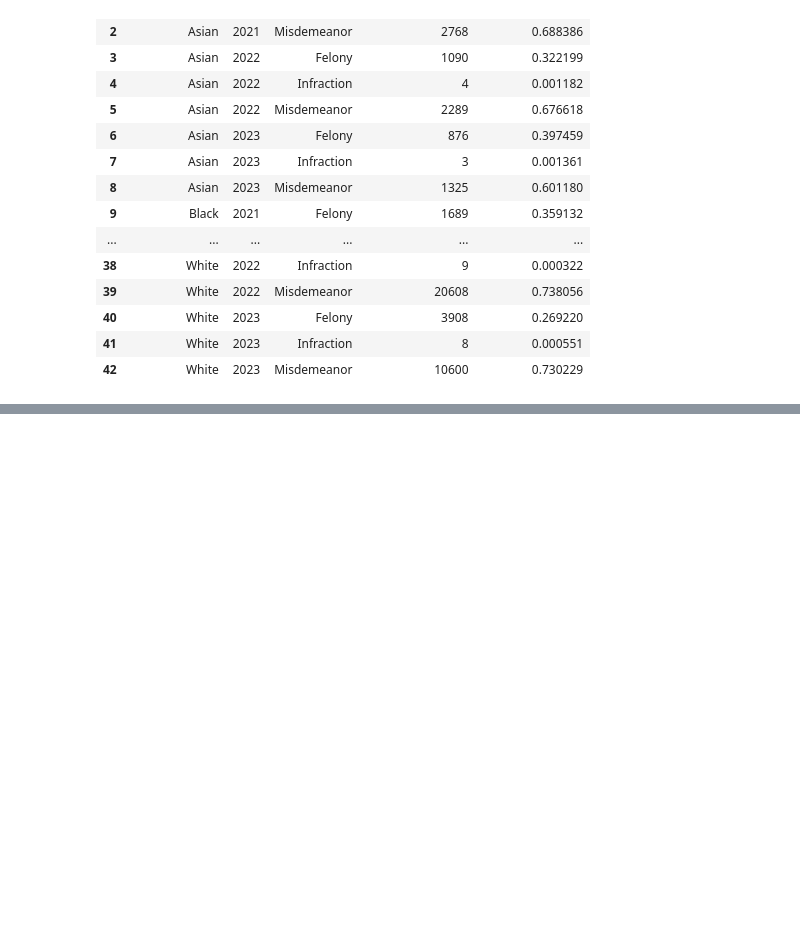
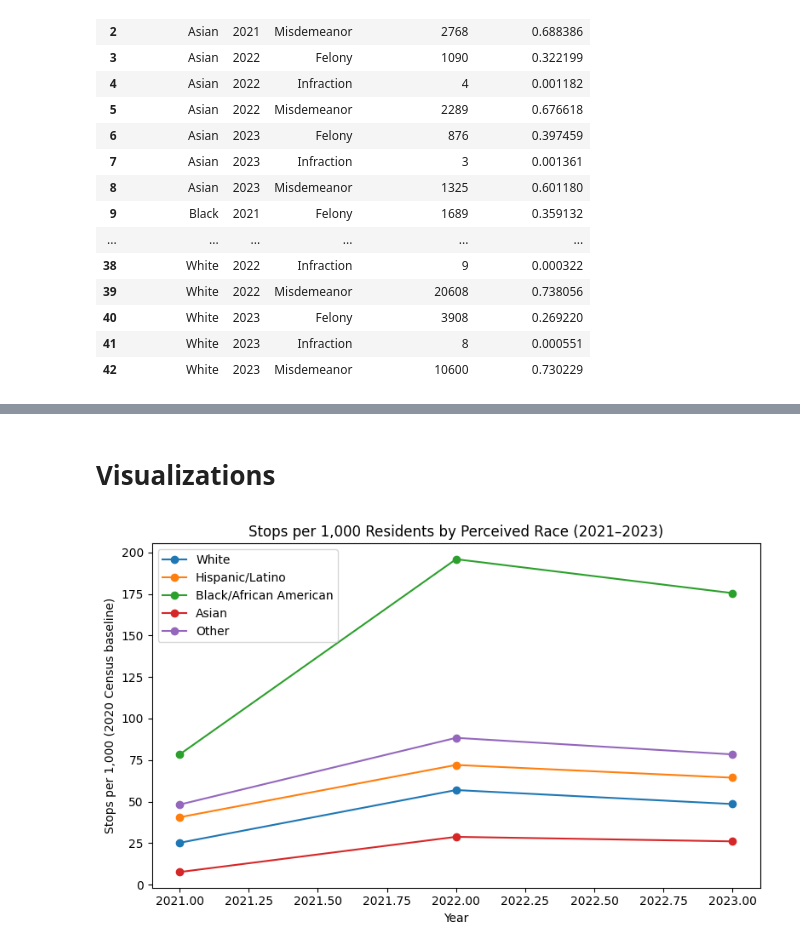
Before and after one commit to laurenbchu/honors-thesis, a Jupyter notebook: notebooks/Data_Exploration.ipynb, the cells around one changed output, grey strips where cells are left out. Drawn from its saved outputs; the diff is of its cells as text; code cells hidden in the pictures; blank space fills up the shorter version.

Commit message:
Added disparity ratios and visualizations

```diff
--- a/notebooks/Data_Exploration.ipynb
+++ b/notebooks/Data_Exploration.ipynb
@@ -239,13 +242,13 @@ enhancement_rates = (prosecution
     .reset_index()
 )
 
-convictions_enhancements = conviction_rates.merge(
+prosecution = conviction_rates.merge(
     enhancement_rates[["canonical_race", "year", "enhancement_rate"]],
     on=["canonical_race", "year"],
     how="left"
 )
 
-convictions_enhancements
+prosecution
 # %% [output]
 |  | canonical_race | year | total_cases | conviction_rate | enhancement_rate |
 | 0 | Asian | 2021 | 4578 | 0.706204 | 0.107907 |
@@ -290,0 +347,43 @@ charge_distribution
+# %% [markdown]
+# Visualizations
+# %%
+# Setup for keeping race order consistent and saving plots when needed
+
+# Keep plots consistent across runs
+race_order = ["White", "Hispanic/Latino", "Black/African American", "Asian", "Other"]
+
+for df in [analysis, analysis_2021, analysis_2022, analysis_2023]:
+    df["Perceived Race"] = pd.Categorical(df["Perceived Race"], categories=race_order, ordered=True)
+
+analysis = analysis.sort_values(["Year", "Perceived Race"])
+analysis_2021 = analysis_2021.sort_values("Perceived Race")
+analysis_2022 = analysis_2022.sort_values("Perceived Race")
+analysis_2023 = analysis_2023.sort_values("Perceived Race")
+
+# Auto-save figures (set to False if you don't want files)
+SAVE_FIGS = False
+FIG_DIR = "figures"
+
+def finish_plot(filename=None):
+    plt.tight_layout()
+    if SAVE_FIGS and filename:
+        import os
+        os.makedirs(FIG_DIR, exist_ok=True)
+        plt.savefig(f"{FIG_DIR}/{filename}", dpi=200)
+    plt.show()
+# %%
+# Exposure over time: Stops per 1,000 (line chart)
+
+plt.figure(figsize=(8, 5))
+for race in race_order:
+    d = analysis[analysis["Perceived Race"] == race].sort_values("Year")
+    if len(d) > 0:
+        plt.plot(d["Year"], d["Stops per 1,000"], marker="o", label=race)
+
+plt.title("Stops per 1,000 Residents by Perceived Race (2021–2023)")
+plt.xlabel("Year")
+plt.ylabel("Stops per 1,000 (2020 Census baseline)")
+plt.legend()
+finish_plot("01_stops_per_1000_trend.png")
+# %% [output]
+[figure, added]
```
Also changed, not shown: parts of 15 cells of this notebook.
